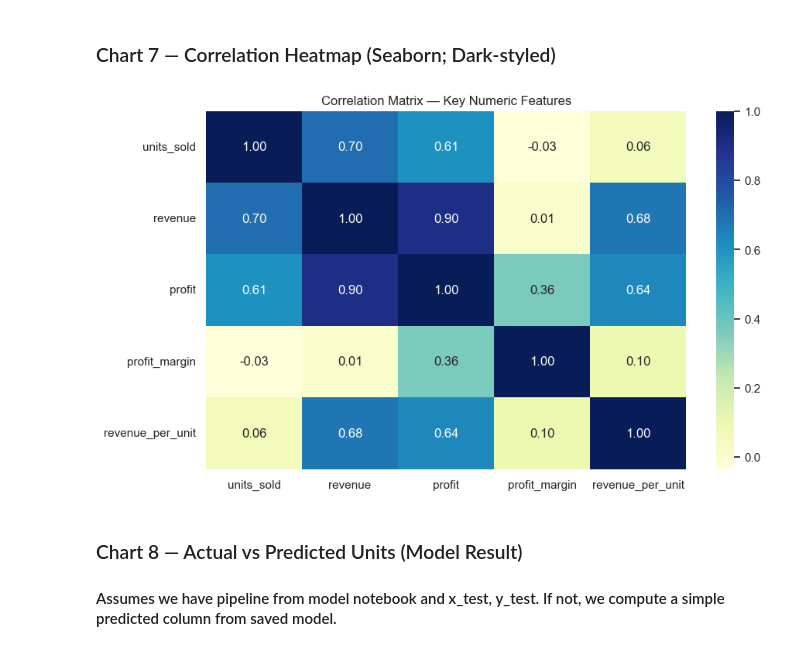
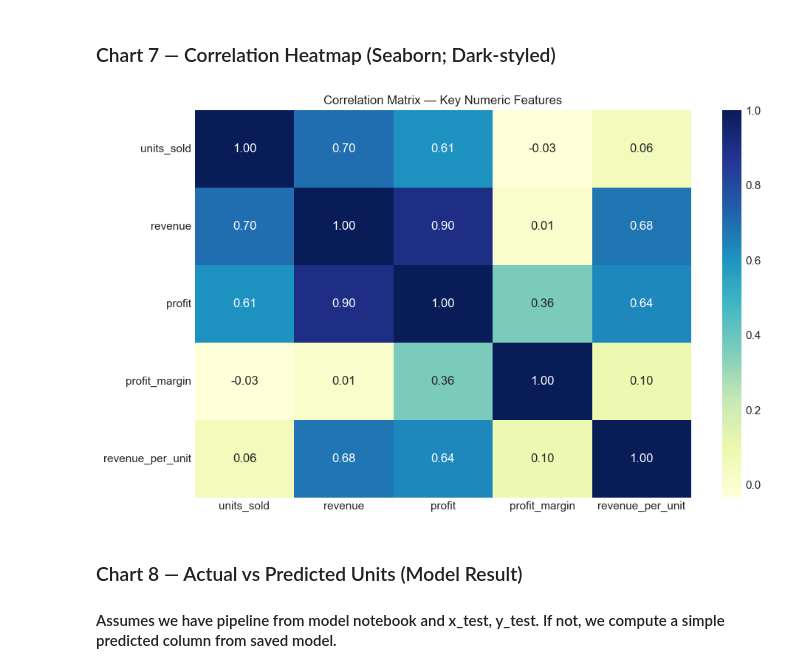
Before and after one commit to kaibalya-1124s/Catexpert_POC_ML, a Jupyter notebook: Notebook/03_Visualization.ipynb, the cells around one changed output. Drawn from its saved outputs; the diff is of its cells as text; code cells hidden in the pictures.

Commit message:
Updated Visualization

```diff
--- a/Notebook/03_Visualization.ipynb
+++ b/Notebook/03_Visualization.ipynb
@@ -26,32 +26,26 @@
 # %%
 import pandas as pd
 import numpy as np
-import plotly.express as px
-import plotly.graph_objects as go
 import seaborn as sns
 import matplotlib.pyplot as plt
 from IPython.display import display, Markdown
 
+sns.set_theme(style="darkgrid", palette="muted")
+plt.style.use("seaborn-v0_8-darkgrid")
 
-
-
-
-px.defaults.template = "plotly_dark"
-
-# Seaborn dark style
-sns.set_theme(style="darkgrid", palette="muted")
-
-# Utility to display insight text
 def show_insight(title, text):
     display(Markdown(f"**💡 {title}**"))
     display(Markdown(text))
 
-# Helper to format large numbers
 def fmt(x):
-    if pd.isna(x): return "-"
-    if x >= 1e9: return f"{x/1e9:.2f}B"
-    if x >= 1e6: return f"{x/1e6:.2f}M"
-    if x >= 1e3: return f"{x/1e3:.0f}K"
+    if pd.isna(x):
+        return "-"
+    if x >= 1e9:
+        return f"{x/1e9:.2f}B"
+    if x >= 1e6:
+        return f"{x/1e6:.2f}M"
+    if x >= 1e3:
+        return f"{x/1e3:.0f}K"
     return f"{x:.0f}"
 # %% [markdown]
 ## STEP 2: Load data & quick snapshot
@@ -168,15 +187,16 @@ plt.show()
 # %% [markdown]
 ### Chart 7 — Correlation Heatmap (Seaborn; Dark-styled)
 # %%
-
 plt.figure(figsize=(10,6))
 numeric_cols = ['units_sold','revenue','profit','profit_margin','revenue_per_unit']
 corr = df[numeric_cols].corr()
 sns.heatmap(corr, annot=True, fmt=".2f", cmap="YlGnBu")
 plt.title("Correlation Matrix — Key Numeric Features")
+plt.tight_layout()
+plt.savefig("correlation_matrix.png", dpi=300)
 plt.show()
 # %% [output]
-[figure, old version]
+[figure, new version]
 # %% [markdown]
 ### Chart 8 — Actual vs Predicted Units (Model Result)
 #### Assumes we have pipeline from model notebook and x_test, y_test. If not, we compute a simple predicted column from saved model.
```
Also changed, not shown: parts of 7 cells of this notebook, 10 other files.
